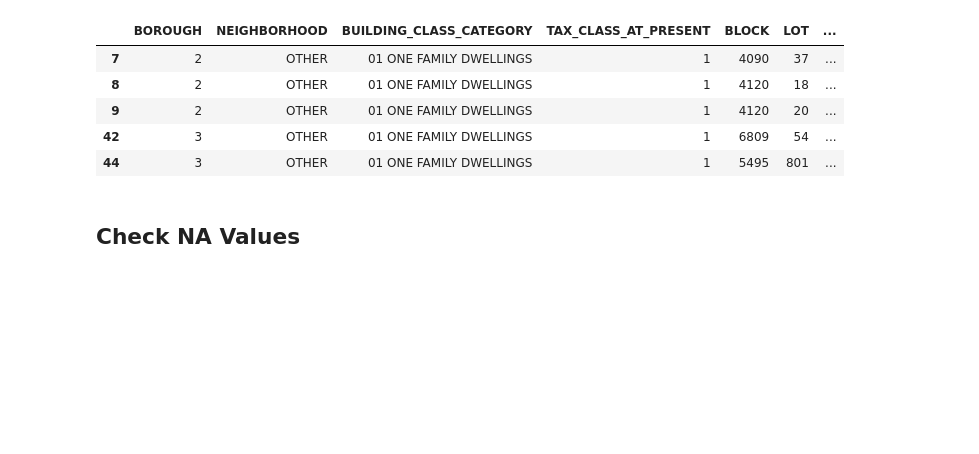
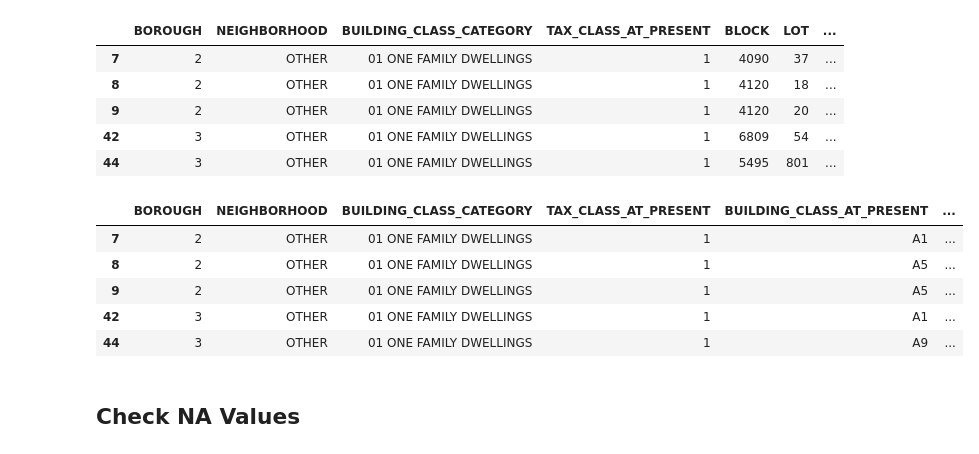
Before and after one commit to pawelplaszczyca/Fundamentals-of-Machine-Learning, a Jupyter notebook: ex3a - ridge regression.ipynb, the cells around one changed output. Cells and saved outputs as stored; diff of their text form; code cells hidden in the pictures; blank space fills up the shorter version.

```diff
--- a/ex3a - ridge regression.ipynb
+++ b/ex3a - ridge regression.ipynb
@@ -113,6 +150,15 @@ train.head()
 | 9 | 2 | OTHER | 01 ONE FAMILY DWELLINGS | 1 | 4120 | 20 | ... |
 | 42 | 3 | OTHER | 01 ONE FAMILY DWELLINGS | 1 | 6809 | 54 | ... |
 | 44 | 3 | OTHER | 01 ONE FAMILY DWELLINGS | 1 | 5495 | 801 | ... |
+# %%
+X_train.head()
+# %% [output]
+|  | BOROUGH | NEIGHBORHOOD | BUILDING_CLASS_CATEGORY | TAX_CLASS_AT_PRESENT | BUILDING_CLASS_AT_PRESENT | ... |
+| 7 | 2 | OTHER | 01 ONE FAMILY DWELLINGS | 1 | A1 | ... |
+| 8 | 2 | OTHER | 01 ONE FAMILY DWELLINGS | 1 | A5 | ... |
+| 9 | 2 | OTHER | 01 ONE FAMILY DWELLINGS | 1 | A5 | ... |
+| 42 | 3 | OTHER | 01 ONE FAMILY DWELLINGS | 1 | A1 | ... |
+| 44 | 3 | OTHER | 01 ONE FAMILY DWELLINGS | 1 | A9 | ... |
 # %% [markdown]
 ## Check NA Values
 # %%
```
Also changed, not shown: parts of 9 cells of this notebook.
